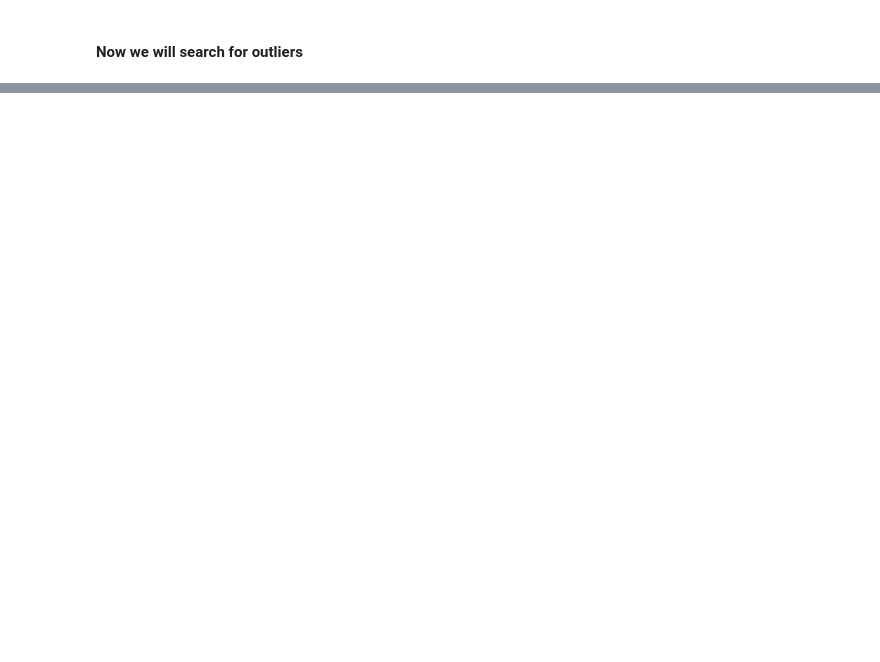
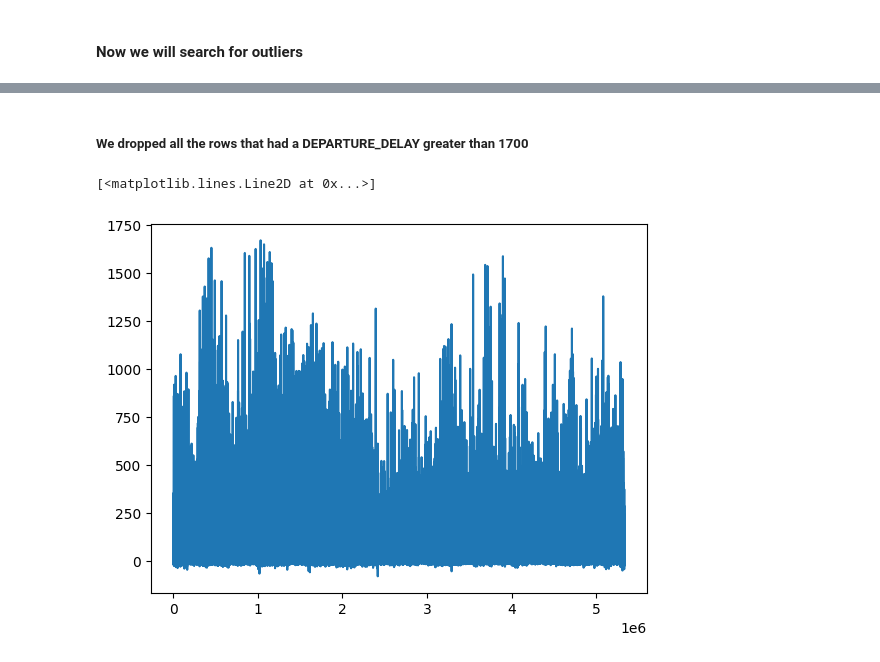
Before and after one commit to 3mkTawfik/DEProject2, a Jupyter notebook: DEProject2.ipynb, the cells around one changed output, grey strips where cells are left out. Drawn from its saved outputs; the diff is of its cells as text; code cells hidden in the pictures; blank space fills up the shorter version.

```diff
--- a/DEProject2.ipynb
+++ b/DEProject2.ipynb
@@ -96 +204,10 @@ plt.plot(df['DEPARTURE_DELAY']) #remove all values above 1700
+# %% [markdown]
+<h5>We dropped all the rows that had a DEPARTURE_DELAY greater than 1700  </h5>
+# %%
+df = df.drop(df[df.DEPARTURE_DELAY >= 1700].index)
+# %%
+plt.plot(df['DEPARTURE_DELAY'])
+# %% [output]
+[<matplotlib.lines.Line2D at 0x...>]
+[figure, added]
 # %%
```
Also changed, not shown: parts of 27 cells of this notebook, 1 other file.
